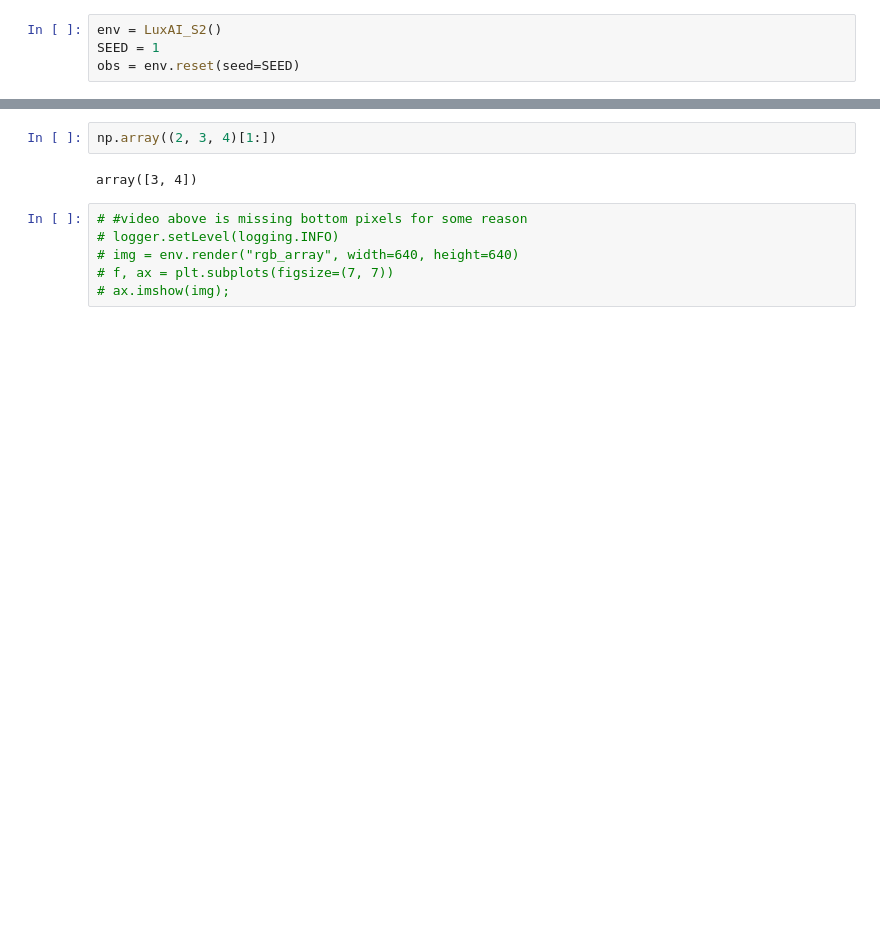
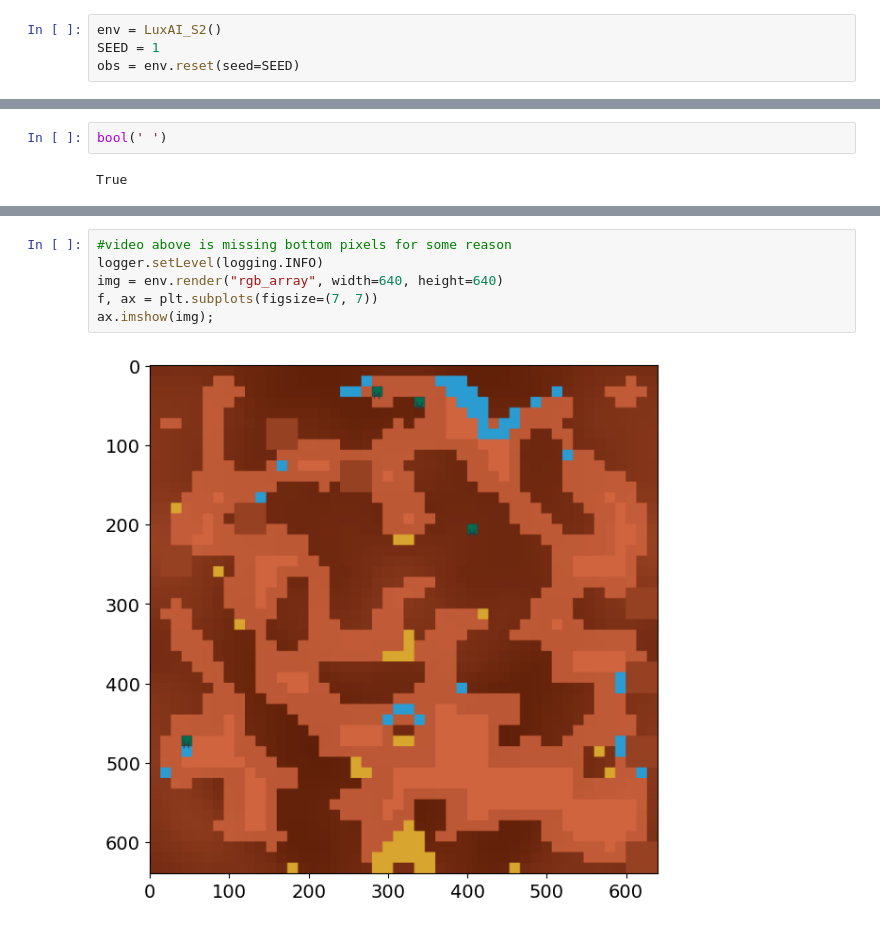
Before and after one commit to aernesto/Lux-Design-S2, a Jupyter notebook: codigo/src/adr_explorations.ipynb, the cells around one changed output, grey strips where cells are left out. Cells and saved outputs as stored; diff of their text form; blank space fills up the shorter version.

```diff
--- a/codigo/src/adr_explorations.ipynb
+++ b/codigo/src/adr_explorations.ipynb
@@ -93,15 +61,17 @@ INFO:root:writing /home/adrian_admin/prog/kaggle/lux-ai-2/Lux-Design-S2/data/exp
+# %%
+bool(' ')
+# %% [output]
+True
 # %%
 Video(animate_arg, embed=True)
 # %% [output]
 [interactive output not drawn]
-# %%
-np.array((2, 3, 4)[1:])
-# %% [output]
-array([3, 4])
 # %%
-# #video above is missing bottom pixels for some reason
-# logger.setLevel(logging.INFO)
-# img = env.render("rgb_array", width=640, height=640)
-# f, ax = plt.subplots(figsize=(7, 7))
-# ax.imshow(img);
+#video above is missing bottom pixels for some reason
+logger.setLevel(logging.INFO)
+img = env.render("rgb_array", width=640, height=640)
+f, ax = plt.subplots(figsize=(7, 7))
+ax.imshow(img);
+# %% [output]
+[figure, added]
 # %%
```
Also changed, not shown: parts of 9 cells of this notebook.
